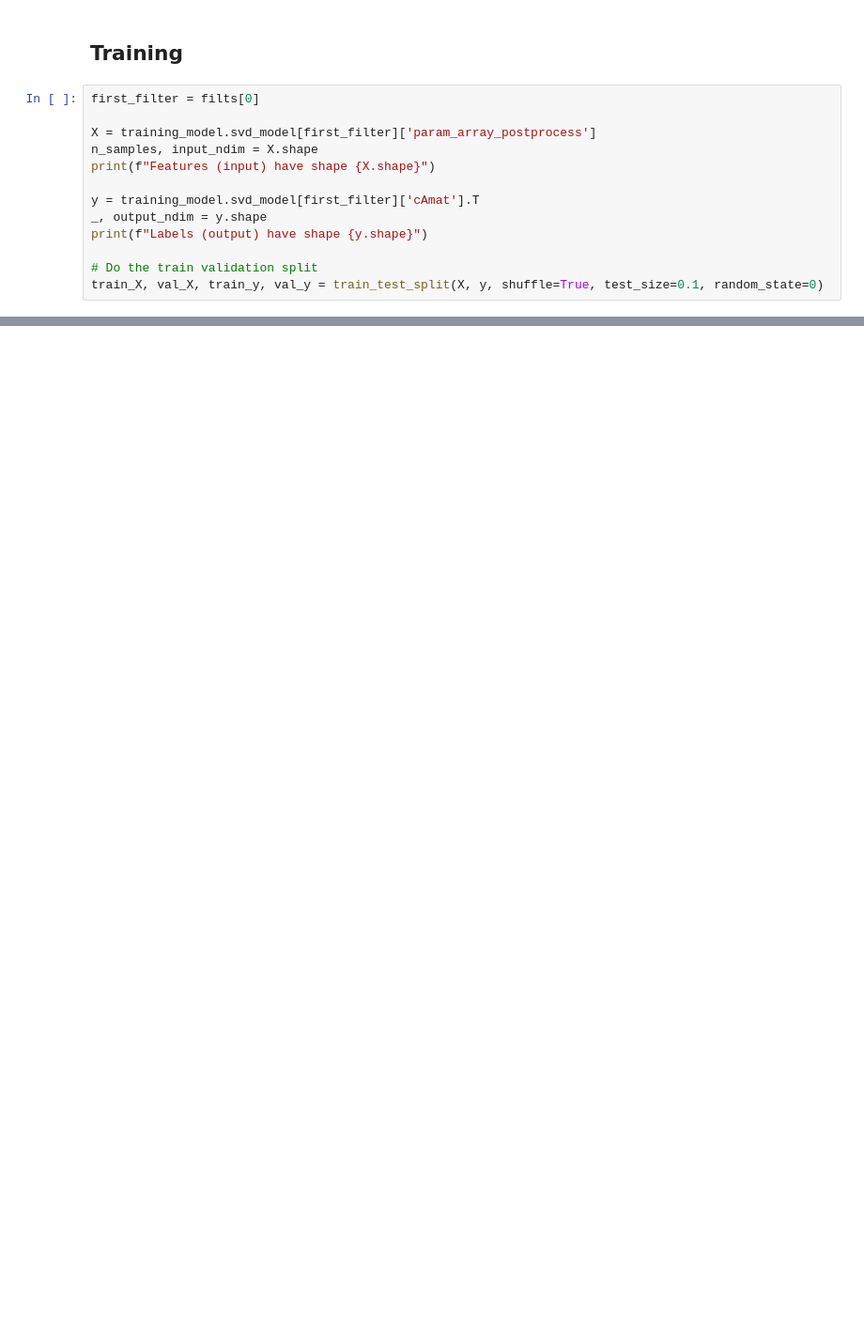
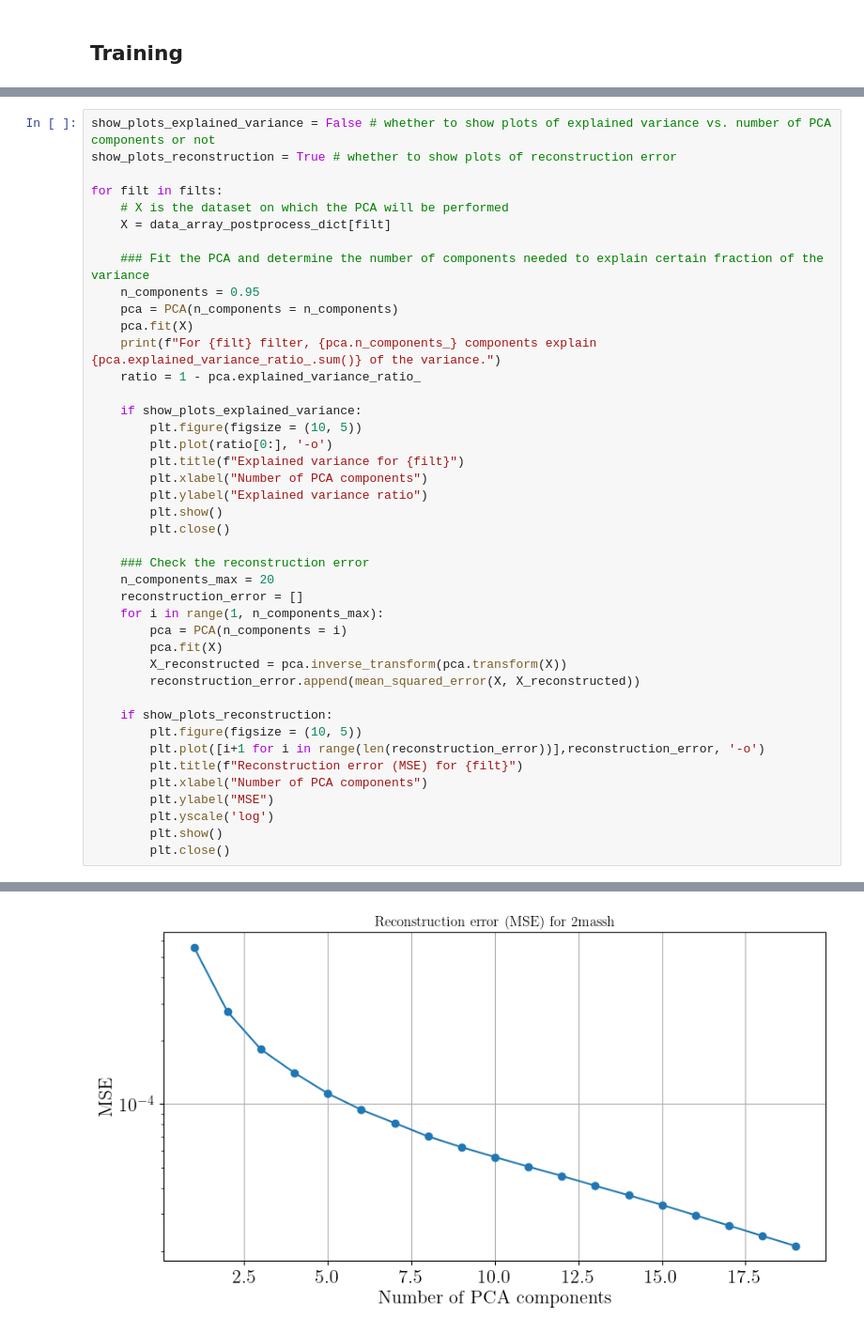
Before and after one commit to ThibeauWouters/KN-inference-GPU, a Jupyter notebook: tensorflow/Bu2023Ye/train_Bu2023Ye_model.ipynb, the cells around one changed output, grey strips where cells are left out. Shown: that part at 94% size. Drawn from its saved outputs; the diff is of its cells as text; blank space fills up the shorter version.

```diff
--- a/tensorflow/Bu2023Ye/train_Bu2023Ye_model.ipynb
+++ b/tensorflow/Bu2023Ye/train_Bu2023Ye_model.ipynb
@@ -186,15 +187,2 @@ Normalizing mag filter ps1__g...
 # %% [markdown]
 ## Training
-# %%
-first_filter = filts[0]
-
-X = training_model.svd_model[first_filter]['param_array_postprocess']
-n_samples, input_ndim = X.shape
-print(f"Features (input) have shape {X.shape}")
-
-y = training_model.svd_model[first_filter]['cAmat'].T
-_, output_ndim = y.shape
-print(f"Labels (output) have shape {y.shape}")
-
-# Do the train validation split
-train_X, val_X, train_y, val_y = train_test_split(X, y, shuffle=True, test_size=0.1, random_state=0)
@@ -300,0 +243,43 @@ plt.show()
+# %%
+show_plots_explained_variance = False # whether to show plots of explained variance vs. number of PCA components or not
+show_plots_reconstruction = True # whether to show plots of reconstruction error
+
+for filt in filts:
+    # X is the dataset on which the PCA will be performed
+    X = data_array_postprocess_dict[filt]
+
+    ### Fit the PCA and determine the number of components needed to explain certain fraction of the variance
+    n_components = 0.95
+    pca = PCA(n_components = n_components)
+    pca.fit(X)
+    print(f"For {filt} filter, {pca.n_components_} components explain {pca.explained_variance_ratio_.sum()} of the variance.")
+    ratio = 1 - pca.explained_variance_ratio_
+
+    if show_plots_explained_variance:
+        plt.figure(figsize = (10, 5))
+        plt.plot(ratio[0:], '-o')
+        plt.title(f"Explained variance for {filt}")
+        plt.xlabel("Number of PCA components")
+        plt.ylabel("Explained variance ratio")
+        plt.show()
+        plt.close()
+
+    ### Check the reconstruction error
+    n_components_max = 20
+    reconstruction_error = []
+    for i in range(1, n_components_max):
+        pca = PCA(n_components = i)
+        pca.fit(X)
+        X_reconstructed = pca.inverse_transform(pca.transform(X))
+        reconstruction_error.append(mean_squared_error(X, X_reconstructed))
+
+    if show_plots_reconstruction:
+        plt.figure(figsize = (10, 5))
+        plt.plot([i+1 for i in range(len(reconstruction_error))],reconstruction_error, '-o')
+        plt.title(f"Reconstruction error (MSE) for {filt}")
+        plt.xlabel("Number of PCA components")
+        plt.ylabel("MSE")
+        plt.yscale('log')
+        plt.show()
+        plt.close()
+# %% [output]
@@ -300,0 +287 @@ plt.show()
+[figure, added]
```
Also changed, not shown: parts of 31 cells of this notebook, 1 other file.
